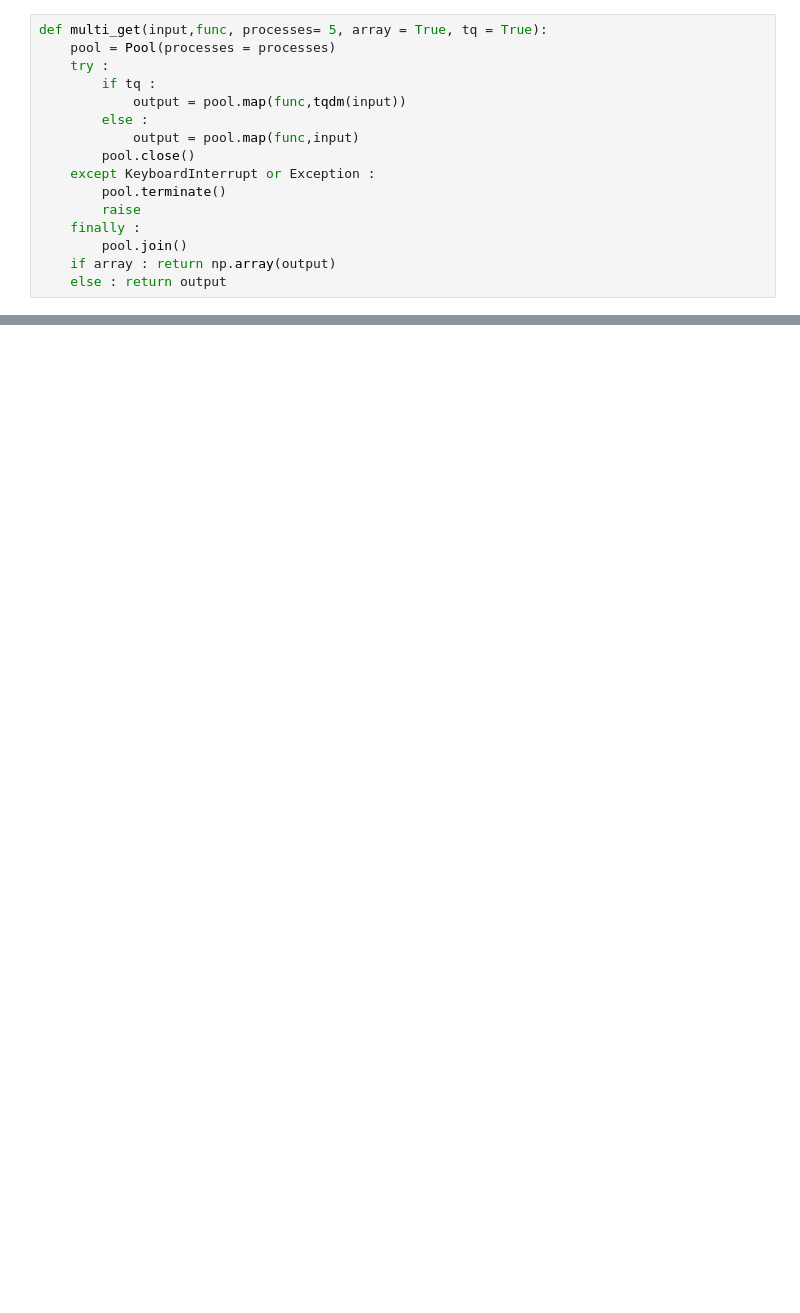
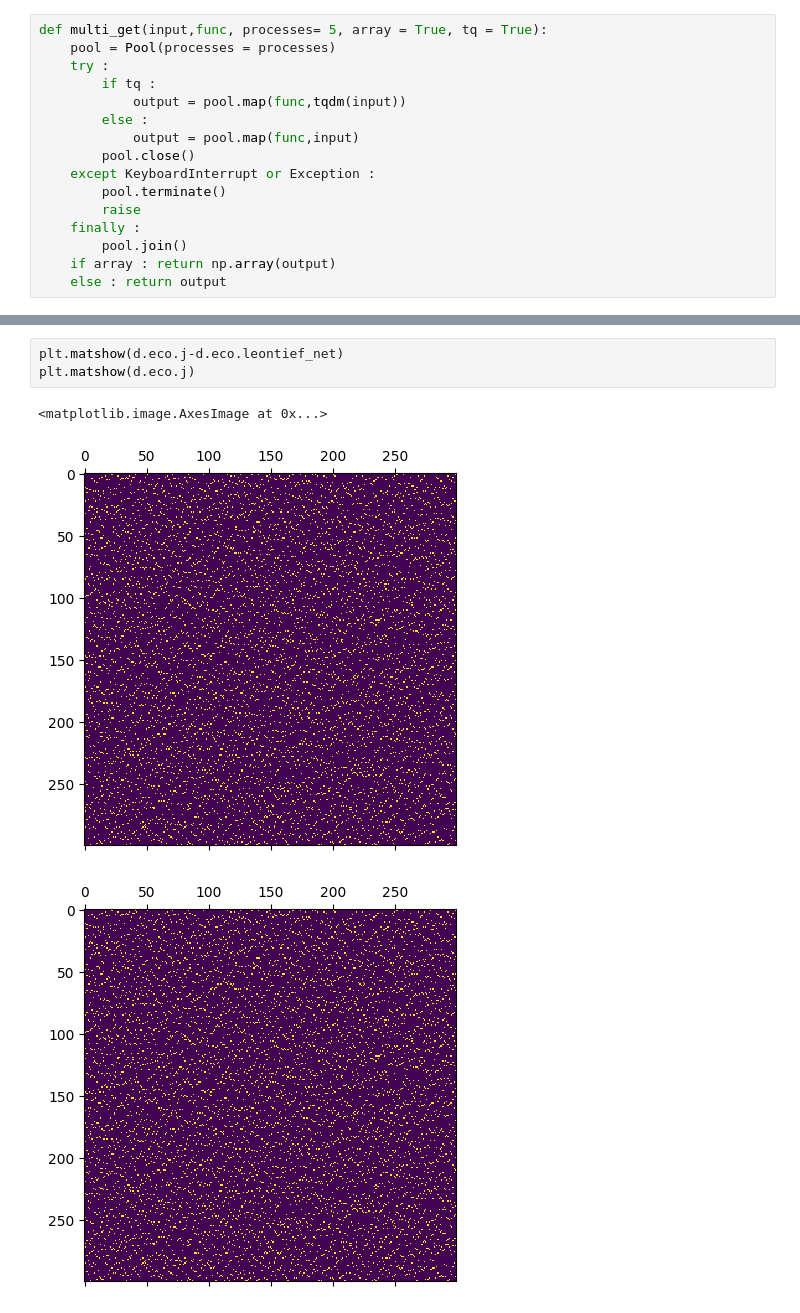
Before and after one commit to TDessertaine/network-economy, a Jupyter notebook: src/Demonstration.ipynb, the cells around one changed output, grey strips where cells are left out. Saved outputs shown, nothing was run; the diff lists cells and outputs as text; blank space fills up the shorter version.

```diff
--- a/src/Demonstration.ipynb
+++ b/src/Demonstration.ipynb
@@ -166,3 +102,10 @@ d.discrete_dynamics()
+# %%
+plt.matshow(d.eco.j-d.eco.leontief_net)
+plt.matshow(d.eco.j)
+# %% [output]
+<matplotlib.image.AxesImage at 0x...>
+[figure, added]
+[figure, added]
 # %%
 def display_results(d,min_loss,axs = None ):
 
```
Also changed, not shown: parts of 21 cells of this notebook, 2 other files.
